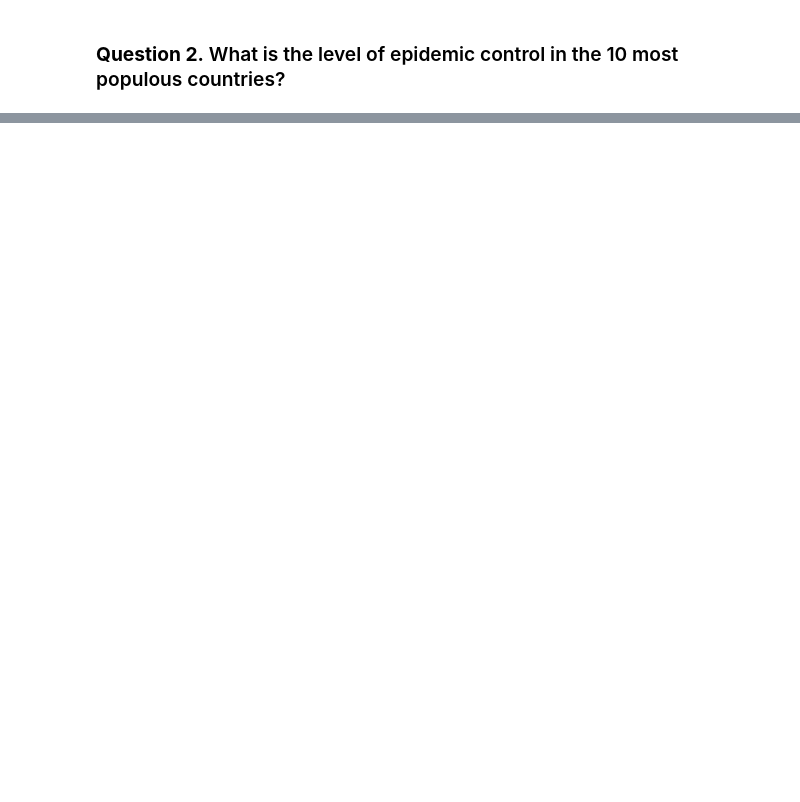
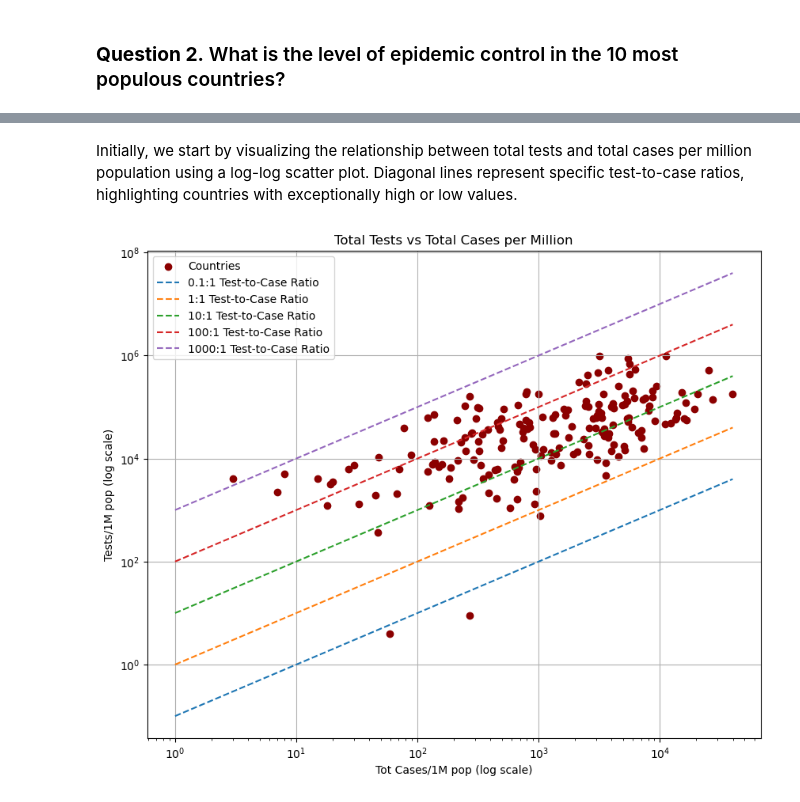
Before and after one commit to dhuyent/DSProgramming-FinalProject, a Jupyter notebook: src/Data_analysis.ipynb, the cells around one changed output, grey strips where cells are left out. Drawn from its saved outputs; the diff is of its cells as text; code cells hidden in the pictures; blank space fills up the shorter version.

```diff
--- a/src/Data_analysis.ipynb
+++ b/src/Data_analysis.ipynb
@@ -284,0 +314,28 @@ global_trends = covid_19_df.groupby("Date")[["Confirmed", "Deaths", "Recovered",
+# %% [markdown]
+Initially, we start by visualizing the relationship between total tests and total cases per million population using a log-log scatter plot. Diagonal lines represent specific test-to-case ratios, highlighting countries with exceptionally high or low values.
+# %%
+# Plot scatter plot
+plt.figure(figsize=(10, 8))
+plt.scatter(country_df['Tot Cases/1M pop'], country_df['Tests/1M pop'], c='darkred', label='Countries')
+
+# # Display abnormal countries' names
+# for i, row in abnormal_countries.iterrows():
+#     plt.text(row['Tot Cases/1M pop'], row['Tests/1M pop'], row['Country/Region'],
+#             fontsize=1, ha='right', color='darkred')
+
+# Draw diagonal lines (test-to-case ratios)
+ratios = [0.1, 1, 10, 100, 1000]
+x = np.linspace(1, country_df['Tot Cases/1M pop'].max(), 100)
+for ratio in ratios:
+    plt.plot(x, x * ratio, linestyle='--', label=f'{ratio}:1 Test-to-Case Ratio')
+
+# Configure chart
+plt.xscale('log')
+plt.yscale('log')
+plt.xlabel('Tot Cases/1M pop (log scale)')
+plt.ylabel('Tests/1M pop (log scale)')
+plt.title('Total Tests vs Total Cases per Million')
+plt.grid()
+plt.legend();
+# %% [output]
+[figure, added]
```
Also changed, not shown: parts of 30 cells of this notebook, 3 other files.
